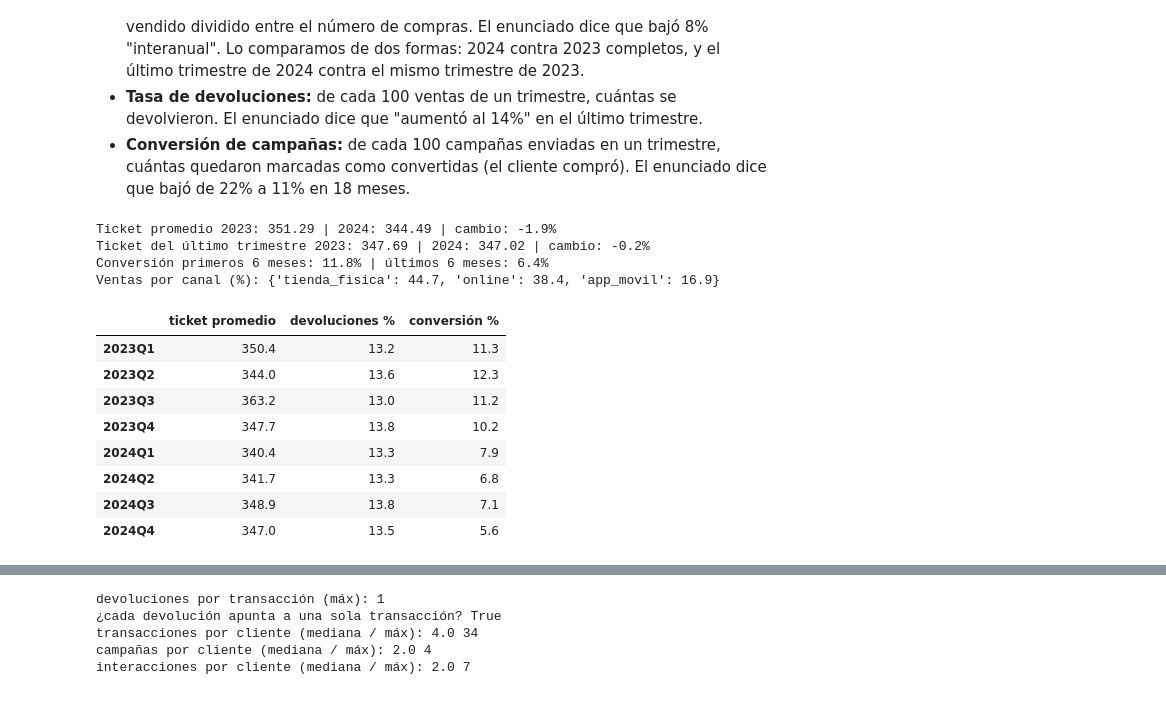
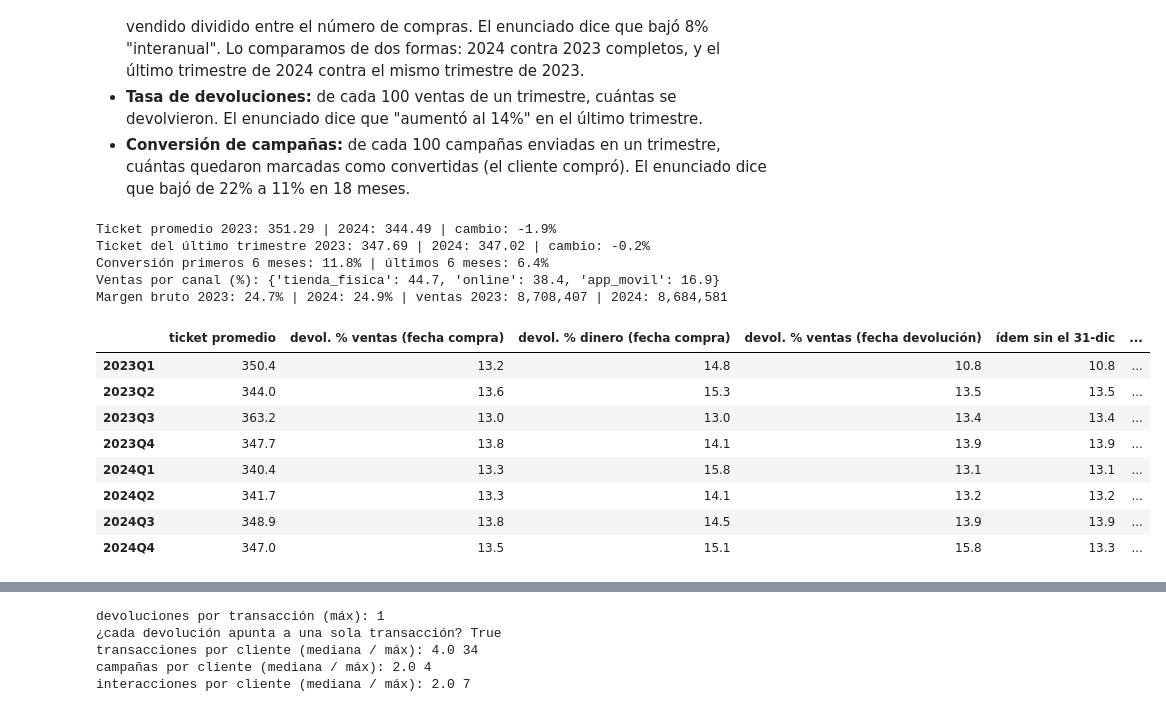
Before and after one commit to mathiascg05/retail-intelligence, a Jupyter notebook: notebooks/01_calidad.ipynb, the cells around one changed output, grey strips where cells are left out. Cells and saved outputs as stored; diff of their text form; code cells hidden in the pictures.

```diff
--- a/notebooks/01_calidad.ipynb
+++ b/notebooks/01_calidad.ipynb
@@ -365,31 +429,51 @@ El enunciado da tres cifras como punto de partida del caso. Antes de construir l
 # %%
 por_anio = trx.groupby(trx.fecha.dt.year).monto_neto.mean()
 print(f"Ticket promedio 2023: {por_anio[2023]:.2f} | 2024: {por_anio[2024]:.2f} | cambio: {100 * (por_anio[2024] / por_anio[2023] - 1):.1f}%")
 
 trx_q = trx.fecha.dt.to_period("Q")
 ticket_q = trx.groupby(trx_q).monto_neto.mean()
 print(f"Ticket del último trimestre 2023: {ticket_q.iloc[3]:.2f} | 2024: {ticket_q.iloc[-1]:.2f} | cambio: {100 * (ticket_q.iloc[-1] / ticket_q.iloc[3] - 1):.1f}%")
 
 primeros_6 = cam[cam.fecha_envio < "2023-07-01"].convertido.mean() * 100
 ultimos_6 = cam[cam.fecha_envio >= "2024-07-01"].convertido.mean() * 100
 print(f"Conversión primeros 6 meses: {primeros_6:.1f}% | últimos 6 meses: {ultimos_6:.1f}%")
 print(f"Ventas por canal (%): {(trx.canal.value_counts(normalize=True) * 100).round(1).to_dict()}")
 
-tasa_dev = dev.merge(trx[["transaccion_id"]].assign(q=trx_q), on="transaccion_id").groupby("q").size() / trx.groupby(trx_q).size() * 100
+# Devoluciones de cuatro formas: contando ventas o sumando dinero, y por fecha de compra o de devolución
+dd5 = dev.merge(trx[["transaccion_id", "fecha"]], on="transaccion_id")
+q_compra, q_dev = dd5.fecha.dt.to_period("Q"), dd5.fecha_devolucion.dt.to_period("Q")
+recortada = dd5.fecha_devolucion == dd5.fecha_devolucion.max()
+ventas_q, monto_q = trx.groupby(trx_q).size(), trx.groupby(trx_q).monto_neto.sum()
+
+# Margen bruto % (costo del catálogo × cantidad)
+costo = trx.merge(prd[["producto_id", "costo"]], on="producto_id").set_index(trx.index)
+margen_q = (trx.monto_neto - costo.costo * trx.cantidad).groupby(trx_q).sum() / monto_q * 100
+margen_a = (trx.monto_neto - costo.costo * trx.cantidad).groupby(trx.fecha.dt.year).sum() / trx.groupby(trx.fecha.dt.year).monto_neto.sum() * 100
+print(f"Margen bruto 2023: {margen_a[2023]:.1f}% | 2024: {margen_a[2024]:.1f}% | ventas 2023: {trx[trx.fecha.dt.year == 2023].monto_neto.sum():,.0f} | 2024: {trx[trx.fecha.dt.year == 2024].monto_neto.sum():,.0f}")
+
 conversion = cam.groupby(cam.fecha_envio.dt.to_period("Q")).convertido.mean() * 100
-pd.DataFrame({"ticket promedio": ticket_q.round(1), "devoluciones %": tasa_dev.round(1), "conversión %": conversion.round(1)})
+pd.DataFrame({
+    "ticket promedio": ticket_q.round(1),
+    "devol. % ventas (fecha compra)": (q_compra.value_counts() / ventas_q * 100).round(1),
+    "devol. % dinero (fecha compra)": (dd5.groupby(q_compra).monto_devuelto.sum() / monto_q * 100).round(1),
+    "devol. % ventas (fecha devolución)": (q_dev.value_counts() / ventas_q * 100).round(1),
+    "ídem sin el 31-dic": (q_dev[~recortada].value_counts() / ventas_q * 100).round(1),
+    "margen bruto %": margen_q.round(1),
+    "conversión %": conversion.round(1),
+})
 # %% [output]
 Ticket promedio 2023: 351.29 | 2024: 344.49 | cambio: -1.9%
 Ticket del último trimestre 2023: 347.69 | 2024: 347.02 | cambio: -0.2%
 Conversión primeros 6 meses: 11.8% | últimos 6 meses: 6.4%
 Ventas por canal (%): {'tienda_fisica': 44.7, 'online': 38.4, 'app_movil': 16.9}
+Margen bruto 2023: 24.7% | 2024: 24.9% | ventas 2023: 8,708,407 | 2024: 8,684,581
-|  | ticket promedio | devoluciones % | conversión % |
-| 2023Q1 | 350.4 | 13.2 | 11.3 |
-| 2023Q2 | 344.0 | 13.6 | 12.3 |
-| 2023Q3 | 363.2 | 13.0 | 11.2 |
-| 2023Q4 | 347.7 | 13.8 | 10.2 |
-| 2024Q1 | 340.4 | 13.3 | 7.9 |
-| 2024Q2 | 341.7 | 13.3 | 6.8 |
-| 2024Q3 | 348.9 | 13.8 | 7.1 |
-| 2024Q4 | 347.0 | 13.5 | 5.6 |
+|  | ticket promedio | devol. % ventas (fecha compra) | devol. % dinero (fecha compra) | devol. % ventas (fecha devolución) | ídem sin el 31-dic | ... |
+| 2023Q1 | 350.4 | 13.2 | 14.8 | 10.8 | 10.8 | ... |
+| 2023Q2 | 344.0 | 13.6 | 15.3 | 13.5 | 13.5 | ... |
+| 2023Q3 | 363.2 | 13.0 | 13.0 | 13.4 | 13.4 | ... |
+| 2023Q4 | 347.7 | 13.8 | 14.1 | 13.9 | 13.9 | ... |
+| 2024Q1 | 340.4 | 13.3 | 15.8 | 13.1 | 13.1 | ... |
+| 2024Q2 | 341.7 | 13.3 | 14.1 | 13.2 | 13.2 | ... |
+| 2024Q3 | 348.9 | 13.8 | 14.5 | 13.9 | 13.9 | ... |
+| 2024Q4 | 347.0 | 13.5 | 15.1 | 15.8 | 13.3 | ... |
 # %% [markdown]
```
Also changed, not shown: parts of 11 cells of this notebook, 3 other files.
